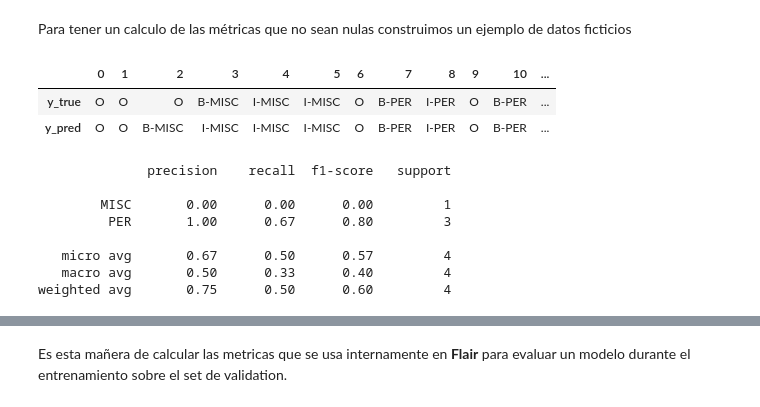
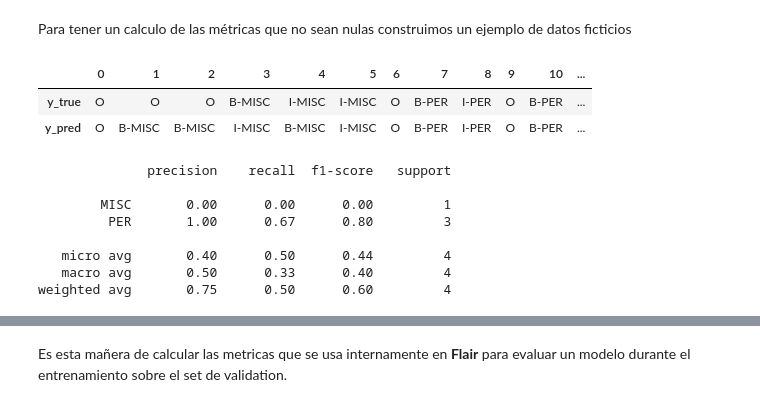
Before and after one commit to GuiGel/MedDocAn, a Jupyter notebook: presentation/presentation.ipynb, the cells around one changed output, grey strips where cells are left out. Cells and saved outputs as stored; diff of their text form; code cells hidden in the pictures.

```diff
--- a/presentation/presentation.ipynb
+++ b/presentation/presentation.ipynb
@@ -544,21 +544,21 @@ Para tener un calculo de las métricas que no sean nulas construimos un ejemplo
 # %%
 from seqeval.metrics import classification_report
 
 y_true = [["O", "O", "O", "B-MISC", "I-MISC", "I-MISC", "O"],
           ["B-PER", "I-PER", "O", "B-PER", "O", "B-PER", "I-PER"]]
-y_pred = [["O", "O", "B-MISC", "I-MISC", "I-MISC", "I-MISC", "O"],
+y_pred = [["O", "B-MISC", "B-MISC", "I-MISC", "B-MISC", "I-MISC", "O"],
           ["B-PER", "I-PER", "O", "B-PER", "O", "O", "O"]]
 
 df = pd.DataFrame(
     [[*y_true[0], *y_true[1]], [*y_pred[0], *y_pred[1]]],
     index=["y_true", "y_pred"]
 ).T
 
 df.T
 # %% [output]
 |  | 0 | 1 | 2 | 3 | 4 | 5 | 6 | 7 | 8 | 9 | 10 | ... |
 | y_true | O | O | O | B-MISC | I-MISC | I-MISC | O | B-PER | I-PER | O | B-PER | ... |
-| y_pred | O | O | B-MISC | I-MISC | I-MISC | I-MISC | O | B-PER | I-PER | O | B-PER | ... |
+| y_pred | O | B-MISC | B-MISC | I-MISC | B-MISC | I-MISC | O | B-PER | I-PER | O | B-PER | ... |
 # %%
 print(classification_report(y_true, y_pred, mode="strict"))
 # %% [output]
@@ -567,7 +567,7 @@ print(classification_report(y_true, y_pred, mode="strict"))
         MISC       0.00      0.00      0.00         1
          PER       1.00      0.67      0.80         3
 
-   micro avg       0.67      0.50      0.57         4
+   micro avg       0.40      0.50      0.44         4
    macro avg       0.50      0.33      0.40         4
 weighted avg       0.75      0.50      0.60         4
 # %% [markdown]
```
Also changed, not shown: parts of 5 cells of this notebook.
